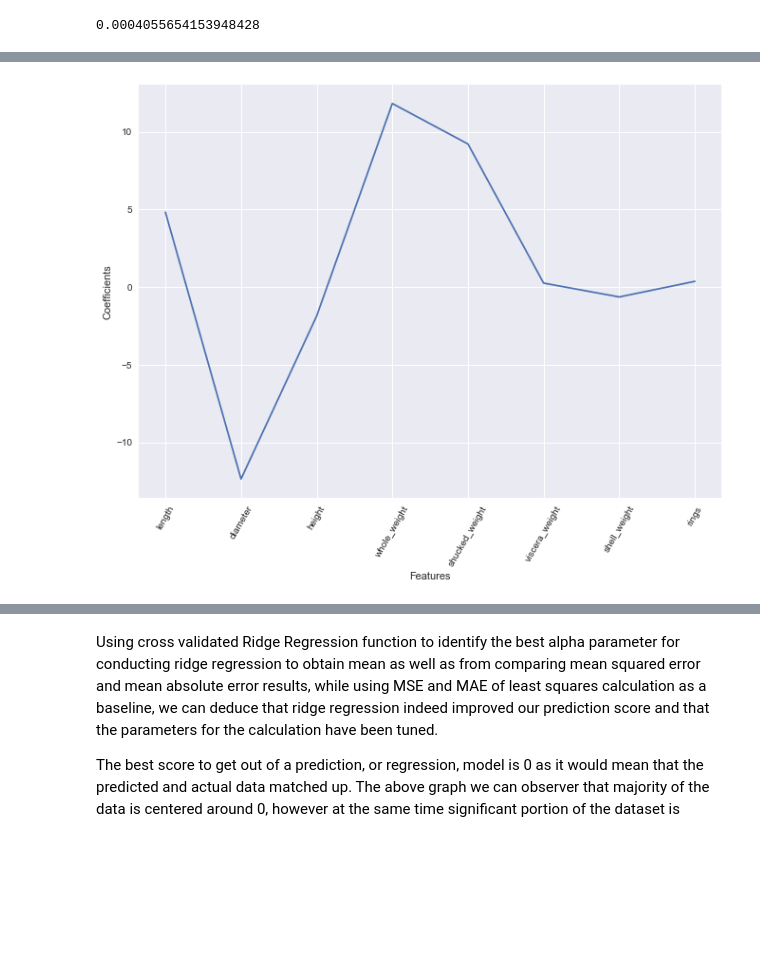
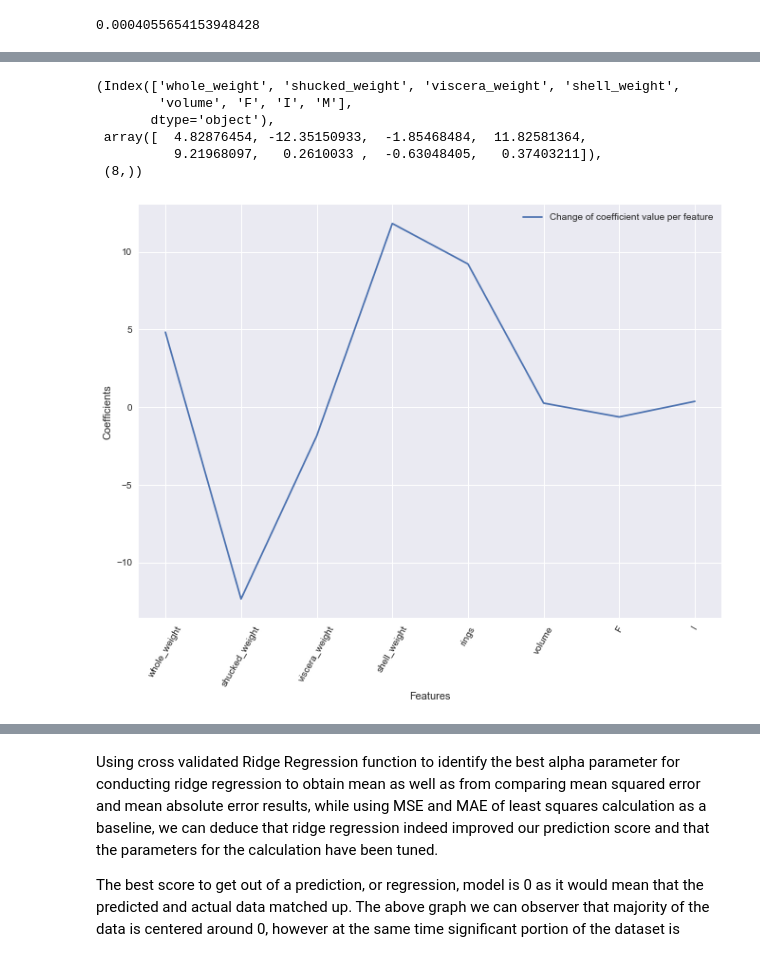
Before and after one commit to viciouspetal/data-analytics-notebook, a Jupyter notebook: Assignment workbook.ipynb, the cells around one changed output, grey strips where cells are left out. Drawn from its saved outputs; the diff is of its cells as text; code cells hidden in the pictures; blank space fills up the shorter version.

```diff
--- a/Assignment workbook.ipynb
+++ b/Assignment workbook.ipynb
@@ -1160,12 +1164,23 @@ Ridge score: 0.4670668228723834 [  4.84734463 -12.1362491   -2.26344861  11.5294
+# %%
+X.columns, ridge2.coef_, X.columns.shape
+# %% [output]
+(Index(['whole_weight', 'shucked_weight', 'viscera_weight', 'shell_weight',
+        'volume', 'F', 'I', 'M'],
+       dtype='object'),
+ array([  4.82876454, -12.35150933,  -1.85468484,  11.82581364,
+          9.21968097,   0.2610033 ,  -0.63048405,   0.37403211]),
+ (8,))
 # %%
 set_11x8_figure()
 _ = plt.plot(range(X.columns.shape[0]), ridge2.coef_)
-_ = plt.xticks(range(X.columns.shape[0]), df, rotation=60)
+_ = plt.xticks(range(X.columns.shape[0]), df_volume, rotation=60)
 _ = plt.ylabel('Coefficients')
 _ = plt.xlabel('Features')
+_ = plt.legend(['Change of coefficient value per feature'])
+
 plt.savefig(default_figure_out_path+'ridge_coefficients_plot'+default_figure_ext, bbox_inches='tight')
 # %% [output]
-[figure, old version]
+[figure, new version]
 # %%
 # expecting big penalty to shrink coefficients significantly
 # ridge3 = Ridge(alpha = 10**10, normalize = True)
```
Also changed, not shown: parts of 19 cells of this notebook.
